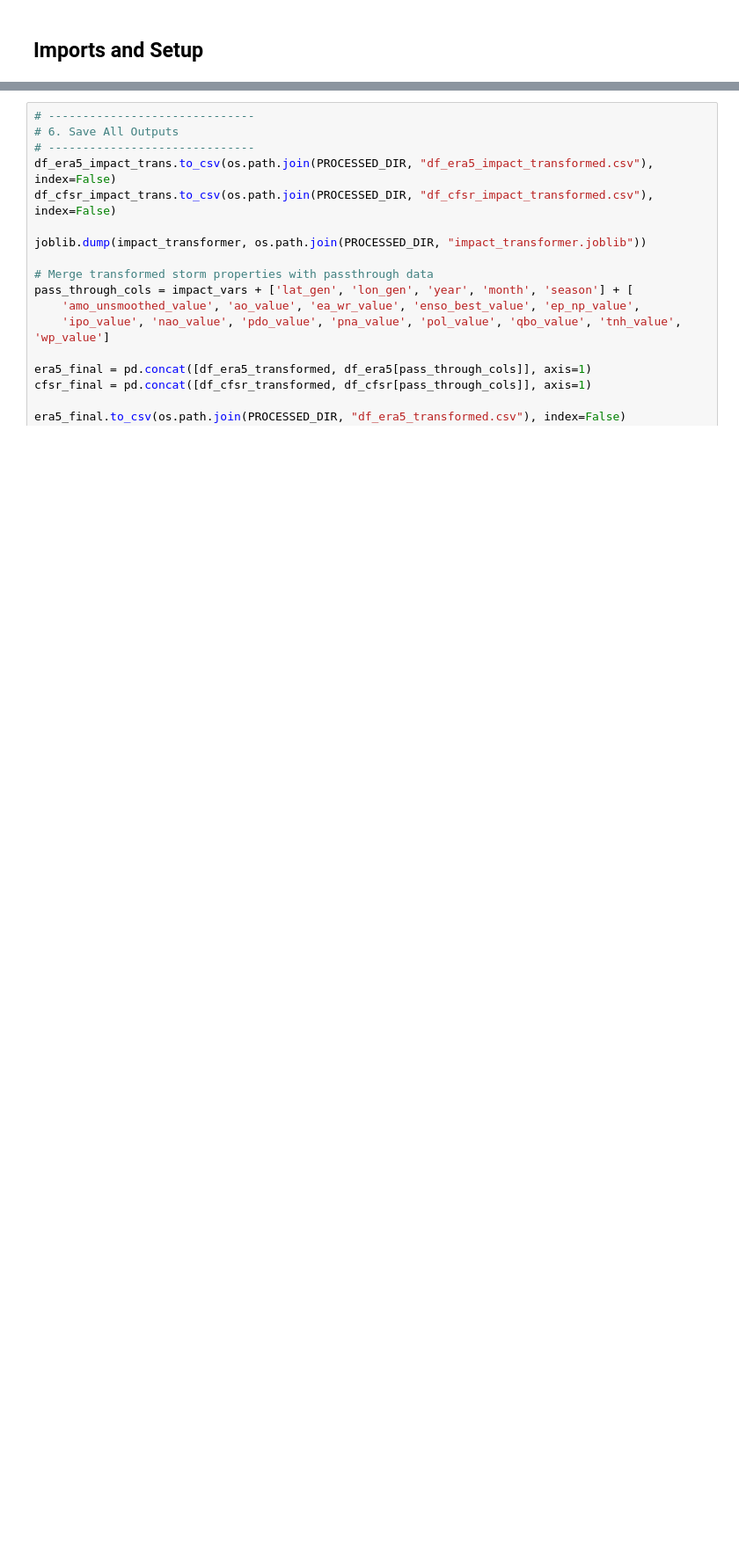
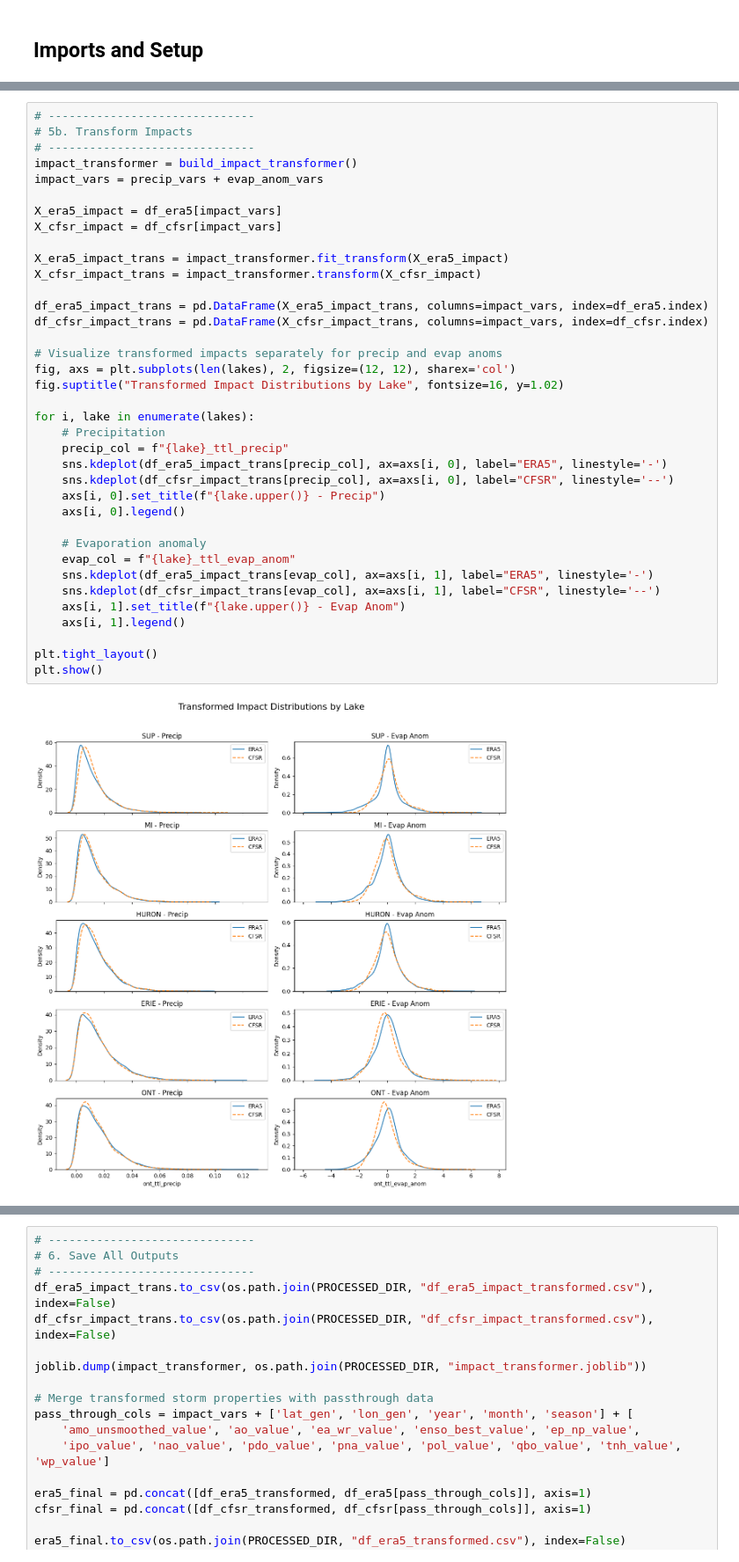
Before and after one commit to DaniJonesOcean/etc-impacts-great-lakes, a Jupyter notebook: notebooks/01_exploratory_analysis.ipynb, the cells around one changed output, grey strips where cells are left out. Shown at 88% size. Saved outputs shown, nothing was run; the diff lists cells and outputs as text; blank space fills up the shorter version.

```diff
--- a/notebooks/01_exploratory_analysis.ipynb
+++ b/notebooks/01_exploratory_analysis.ipynb
@@ -227,0 +209,39 @@ for lake in lakes:
+# %%
+# ------------------------------
+# 5b. Transform Impacts
+# ------------------------------
+impact_transformer = build_impact_transformer()
+impact_vars = precip_vars + evap_anom_vars
+
+X_era5_impact = df_era5[impact_vars]
+X_cfsr_impact = df_cfsr[impact_vars]
+
+X_era5_impact_trans = impact_transformer.fit_transform(X_era5_impact)
+X_cfsr_impact_trans = impact_transformer.transform(X_cfsr_impact)
+
+df_era5_impact_trans = pd.DataFrame(X_era5_impact_trans, columns=impact_vars, index=df_era5.index)
+df_cfsr_impact_trans = pd.DataFrame(X_cfsr_impact_trans, columns=impact_vars, index=df_cfsr.index)
+
+# Visualize transformed impacts separately for precip and evap anoms
+fig, axs = plt.subplots(len(lakes), 2, figsize=(12, 12), sharex='col')
+fig.suptitle("Transformed Impact Distributions by Lake", fontsize=16, y=1.02)
+
+for i, lake in enumerate(lakes):
+    # Precipitation
+    precip_col = f"{lake}_ttl_precip"
+    sns.kdeplot(df_era5_impact_trans[precip_col], ax=axs[i, 0], label="ERA5", linestyle='-')
+    sns.kdeplot(df_cfsr_impact_trans[precip_col], ax=axs[i, 0], label="CFSR", linestyle='--')
+    axs[i, 0].set_title(f"{lake.upper()} - Precip")
+    axs[i, 0].legend()
+
+    # Evaporation anomaly
+    evap_col = f"{lake}_ttl_evap_anom"
+    sns.kdeplot(df_era5_impact_trans[evap_col], ax=axs[i, 1], label="ERA5", linestyle='-')
+    sns.kdeplot(df_cfsr_impact_trans[evap_col], ax=axs[i, 1], label="CFSR", linestyle='--')
+    axs[i, 1].set_title(f"{lake.upper()} - Evap Anom")
+    axs[i, 1].legend()
+
+plt.tight_layout()
+plt.show()
+# %% [output]
+[figure, added]
```
Also changed, not shown: parts of 9 cells of this notebook, 4 other files.
